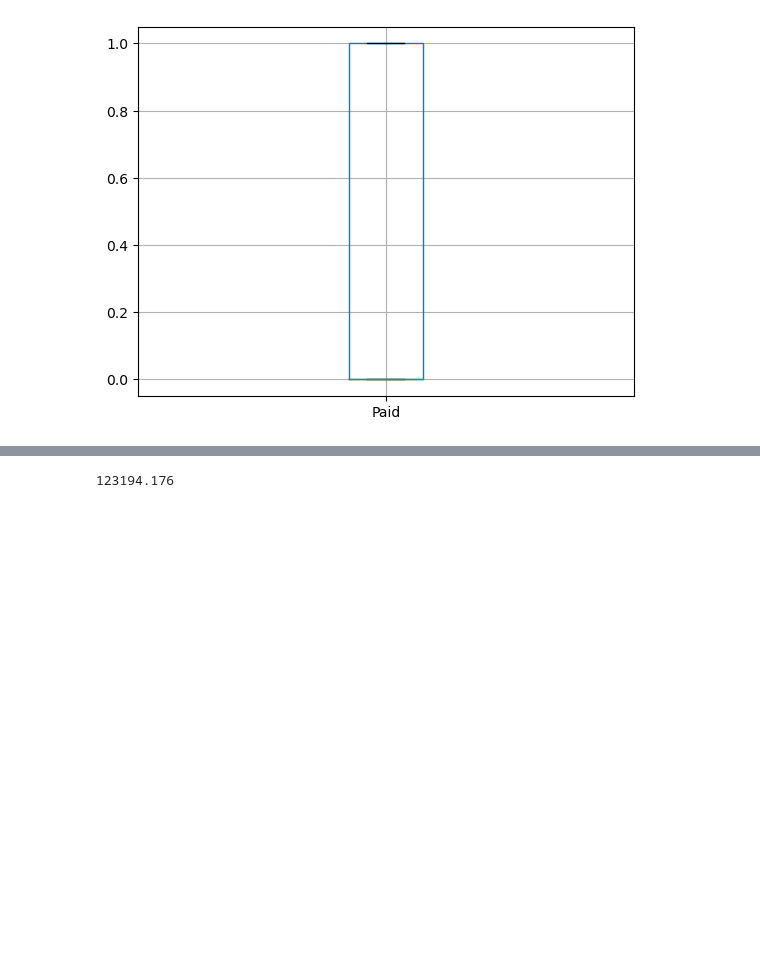
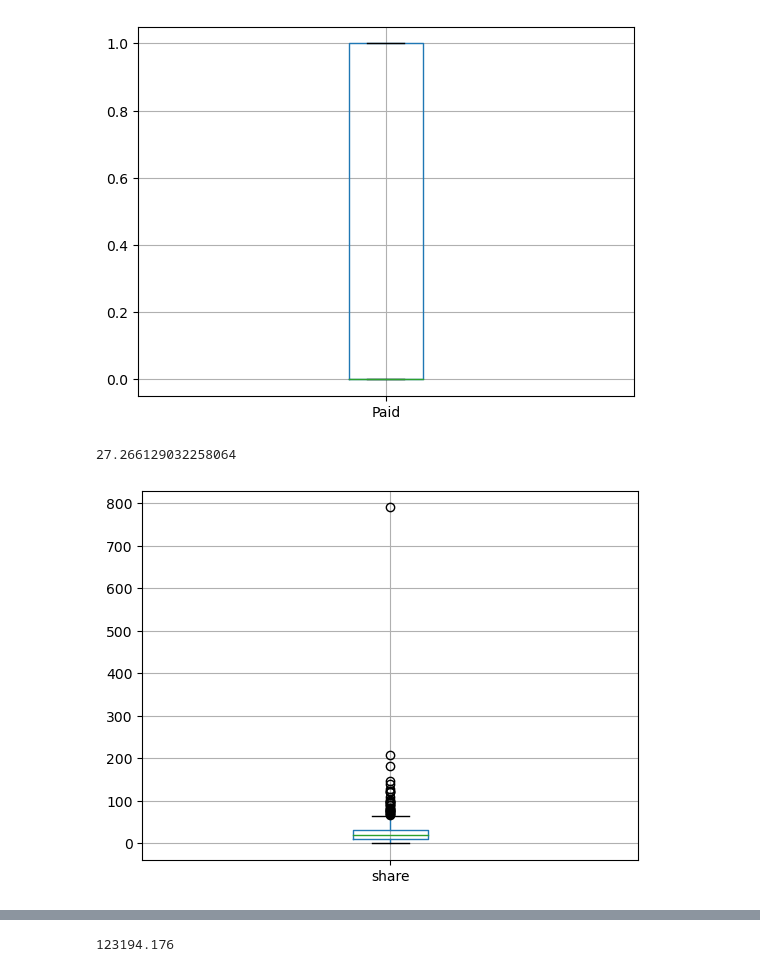
Before and after one commit to adesoyee/Facebook_Metrics, a Jupyter notebook: Facebook EDA.ipynb, the cells around one changed output, grey strips where cells are left out. Drawn from its saved outputs; the diff is of its cells as text; code cells hidden in the pictures; blank space fills up the shorter version.

```diff
--- a/Facebook EDA.ipynb
+++ b/Facebook EDA.ipynb
@@ -143,3 +161,9 @@ df["Paid"].mean()
 # %% [output]
 0.2785571142284569
 [figure]
+# %%
+df.boxplot(column=["share"])
+df["share"].mean()
+# %% [output]
+27.266129032258064
+[figure, added]
```
Also changed, not shown: parts of 22 cells of this notebook, 1 other file.
